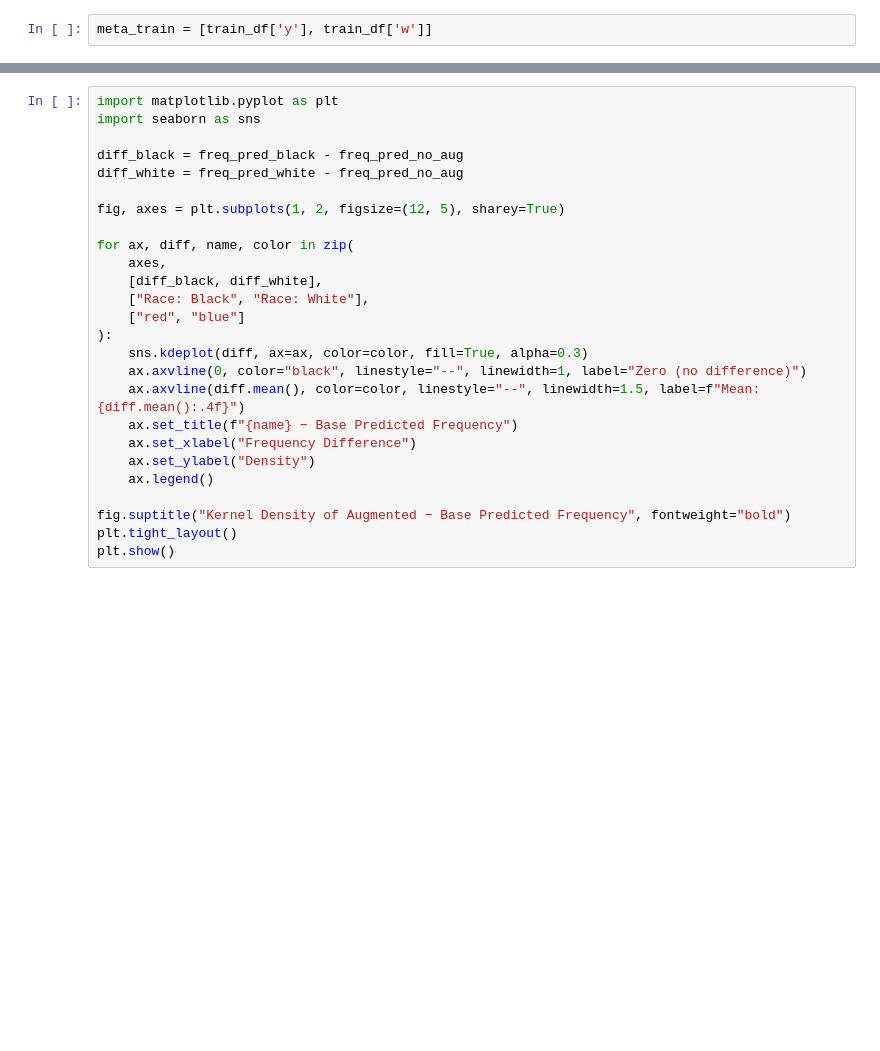
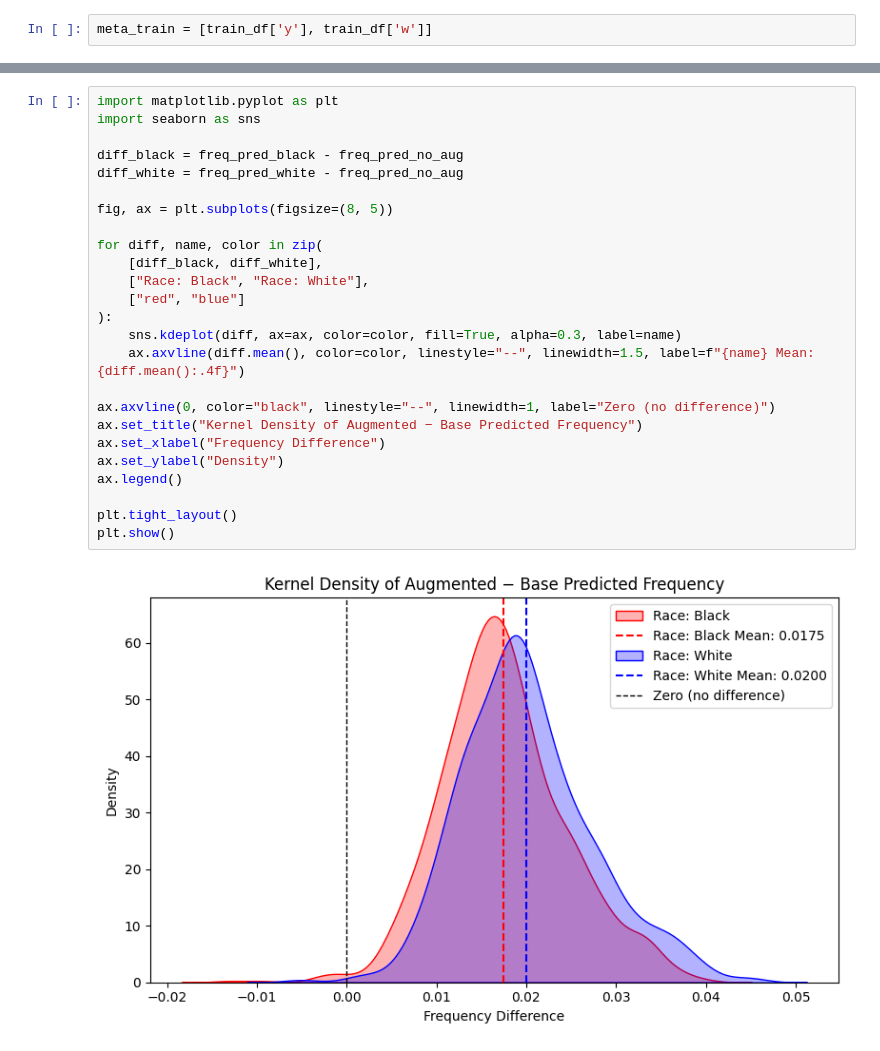
Before and after one commit to derekkusmenko/FinetuneLLM_Pricing, a Jupyter notebook: analysis_RaceAugmention.ipynb, the cells around one changed output, grey strips where cells are left out. Cells and saved outputs as stored; diff of their text form; blank space fills up the shorter version.

```diff
--- a/analysis_RaceAugmention.ipynb
+++ b/analysis_RaceAugmention.ipynb
@@ -616,26 +649,27 @@ print(results.to_string(index=False))
 # %%
 import matplotlib.pyplot as plt
 import seaborn as sns
 
 diff_black = freq_pred_black - freq_pred_no_aug
 diff_white = freq_pred_white - freq_pred_no_aug
 
-fig, axes = plt.subplots(1, 2, figsize=(12, 5), sharey=True)
+fig, ax = plt.subplots(figsize=(8, 5))
 
-for ax, diff, name, color in zip(
-    axes,
+for diff, name, color in zip(
     [diff_black, diff_white],
     ["Race: Black", "Race: White"],
     ["red", "blue"]
 ):
-    sns.kdeplot(diff, ax=ax, color=color, fill=True, alpha=0.3)
-    ax.axvline(0, color="black", linestyle="--", linewidth=1, label="Zero (no difference)")
-    ax.axvline(diff.mean(), color=color, linestyle="--", linewidth=1.5, label=f"Mean: {diff.mean():.4f}")
-    ax.set_title(f"{name} − Base Predicted Frequency")
-    ax.set_xlabel("Frequency Difference")
-    ax.set_ylabel("Density")
-    ax.legend()
+    sns.kdeplot(diff, ax=ax, color=color, fill=True, alpha=0.3, label=name)
+    ax.axvline(diff.mean(), color=color, linestyle="--", linewidth=1.5, label=f"{name} Mean: {diff.mean():.4f}")
 
-fig.suptitle("Kernel Density of Augmented − Base Predicted Frequency", fontweight="bold")
+ax.axvline(0, color="black", linestyle="--", linewidth=1, label="Zero (no difference)")
+ax.set_title("Kernel Density of Augmented − Base Predicted Frequency")
+ax.set_xlabel("Frequency Difference")
+ax.set_ylabel("Density")
+ax.legend()
+
 plt.tight_layout()
 plt.show()
+# %% [output]
+[figure, added]
```
Also changed, not shown: parts of 9 cells of this notebook.
